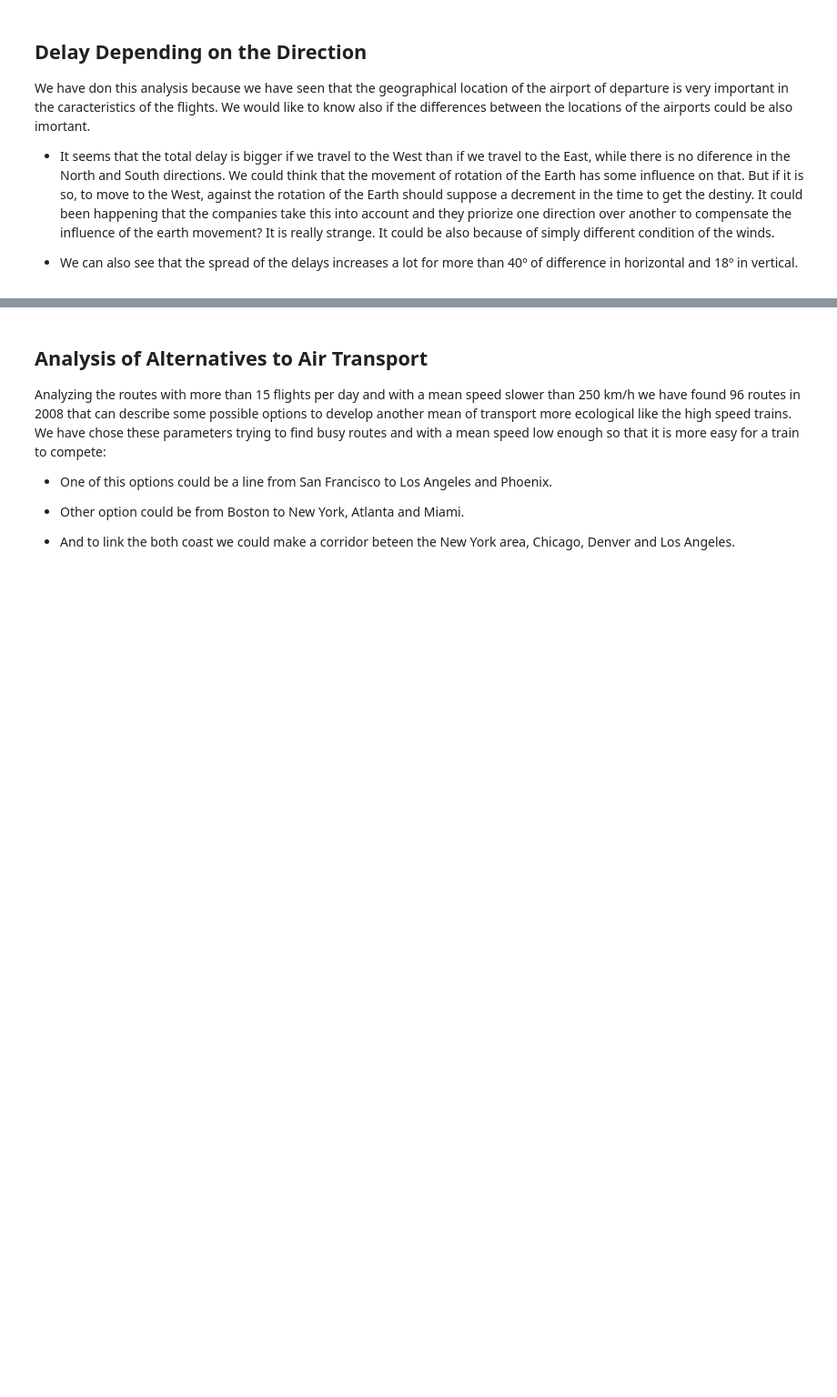
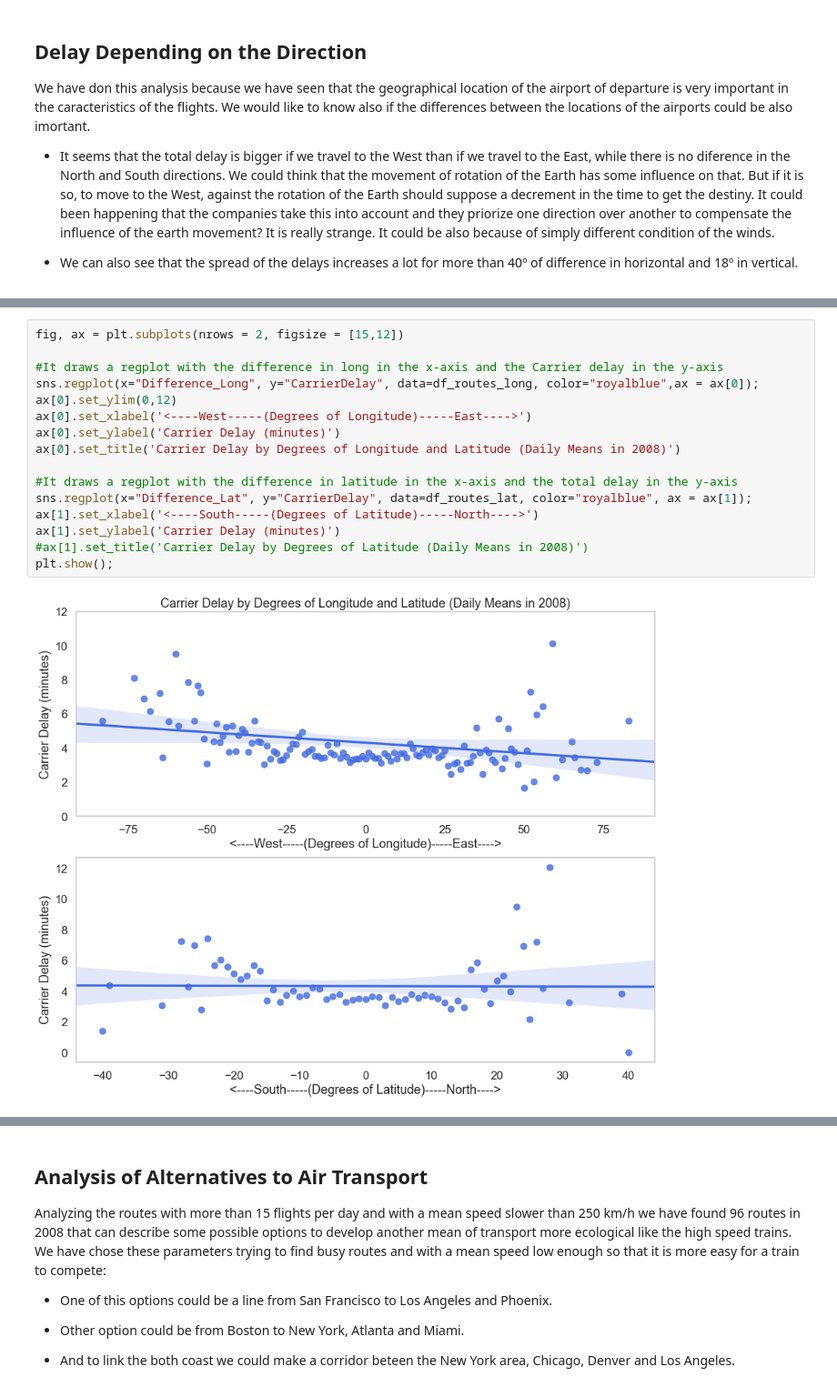
Before and after one commit to jmiraal/Exploration_of_US_Flights, a Jupyter notebook: exploration_us_flights_Part2.ipynb, the cells around one changed output, grey strips where cells are left out. Shown at 91% size. Saved outputs shown, nothing was run; the diff lists cells and outputs as text; blank space fills up the shorter version.

```diff
--- a/exploration_us_flights_Part2.ipynb
+++ b/exploration_us_flights_Part2.ipynb
@@ -653,0 +657,18 @@ plt.show();
+# %%
+fig, ax = plt.subplots(nrows = 2, figsize = [15,12])
+
+#It draws a regplot with the difference in long in the x-axis and the Carrier delay in the y-axis
+sns.regplot(x="Difference_Long", y="CarrierDelay", data=df_routes_long, color="royalblue",ax = ax[0]);
+ax[0].set_ylim(0,12)
+ax[0].set_xlabel('<----West-----(Degrees of Longitude)-----East---->')
+ax[0].set_ylabel('Carrier Delay (minutes)')
+ax[0].set_title('Carrier Delay by Degrees of Longitude and Latitude (Daily Means in 2008)')
+
+#It draws a regplot with the difference in latitude in the x-axis and the total delay in the y-axis
+sns.regplot(x="Difference_Lat", y="CarrierDelay", data=df_routes_lat, color="royalblue", ax = ax[1]);
+ax[1].set_xlabel('<----South-----(Degrees of Latitude)-----North---->')
+ax[1].set_ylabel('Carrier Delay (minutes)')
+#ax[1].set_title('Carrier Delay by Degrees of Latitude (Daily Means in 2008)')
+plt.show();
+# %% [output]
+[figure, added]
```
Also changed, not shown: parts of 9 cells of this notebook.
